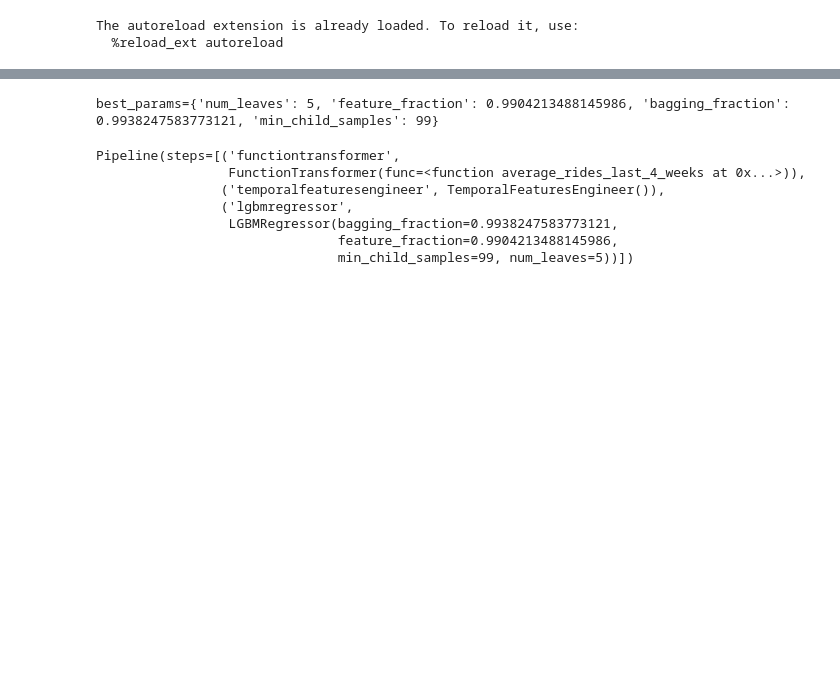
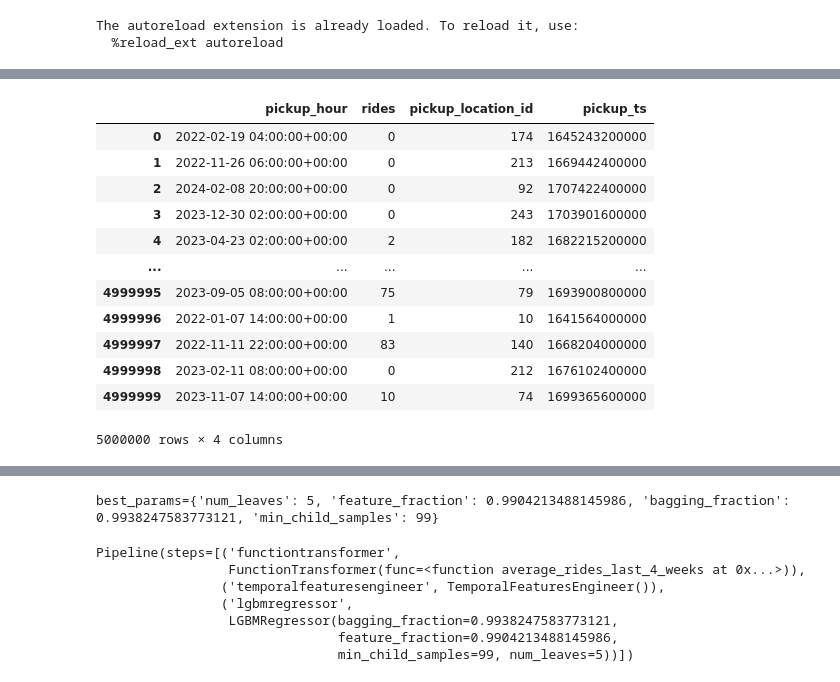
Before and after one commit to Kesh1955/NYC_Taxi_demand_prediction, a Jupyter notebook: notebooks/13_model_training_pipeline.ipynb, the cells around one changed output, grey strips where cells are left out. Drawn from its saved outputs; the diff is of its cells as text; code cells hidden in the pictures; blank space fills up the shorter version.

```diff
--- a/notebooks/13_model_training_pipeline.ipynb
+++ b/notebooks/13_model_training_pipeline.ipynb
@@ -63,3 +77,19 @@ Incremented version to `1`.
+# %%
+ts_data
+# %% [output]
+|  | pickup_hour | rides | pickup_location_id | pickup_ts |
+| 0 | 2022-02-19 04:00:00+00:00 | 0 | 174 | 1645243200000 |
+| 1 | 2022-11-26 06:00:00+00:00 | 0 | 213 | 1669442400000 |
+| 2 | 2024-02-08 20:00:00+00:00 | 0 | 92 | 1707422400000 |
+| 3 | 2023-12-30 02:00:00+00:00 | 0 | 243 | 1703901600000 |
+| 4 | 2023-04-23 02:00:00+00:00 | 2 | 182 | 1682215200000 |
+| ... | ... | ... | ... | ... |
+| 4999995 | 2023-09-05 08:00:00+00:00 | 75 | 79 | 1693900800000 |
+| 4999996 | 2022-01-07 14:00:00+00:00 | 1 | 10 | 1641564000000 |
+| 4999997 | 2022-11-11 22:00:00+00:00 | 83 | 140 | 1668204000000 |
+| 4999998 | 2023-02-11 08:00:00+00:00 | 0 | 212 | 1676102400000 |
+| 4999999 | 2023-11-07 14:00:00+00:00 | 10 | 74 | 1699365600000 |
+5000000 rows × 4 columns
 # %%
 # drop `pickup_ts` column
 ts_data.drop('pickup_ts', axis=1, inplace=True)
```
Also changed, not shown: parts of 34 cells of this notebook, 20 other files.
